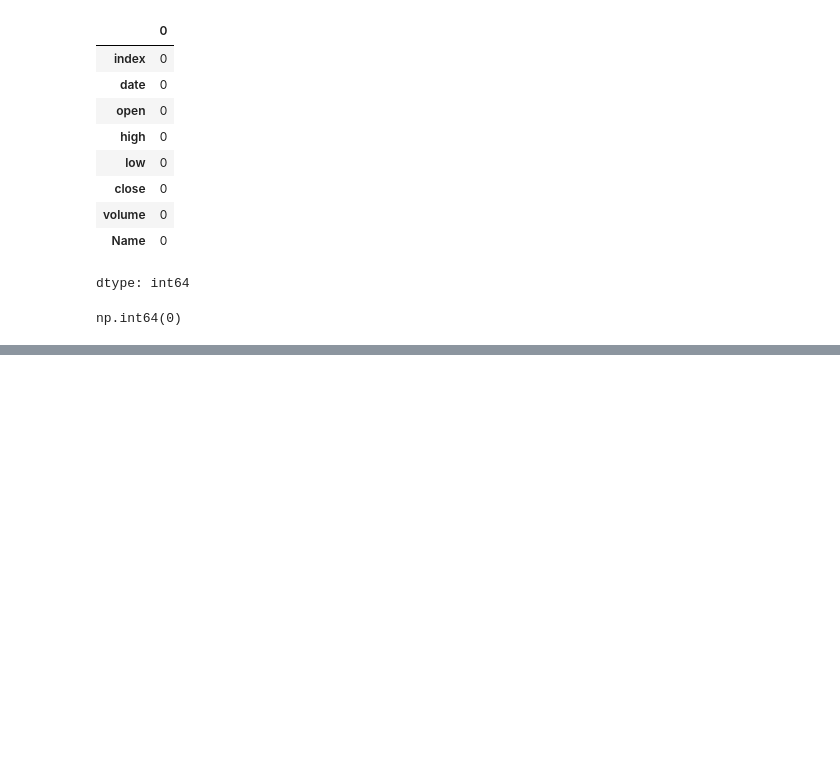
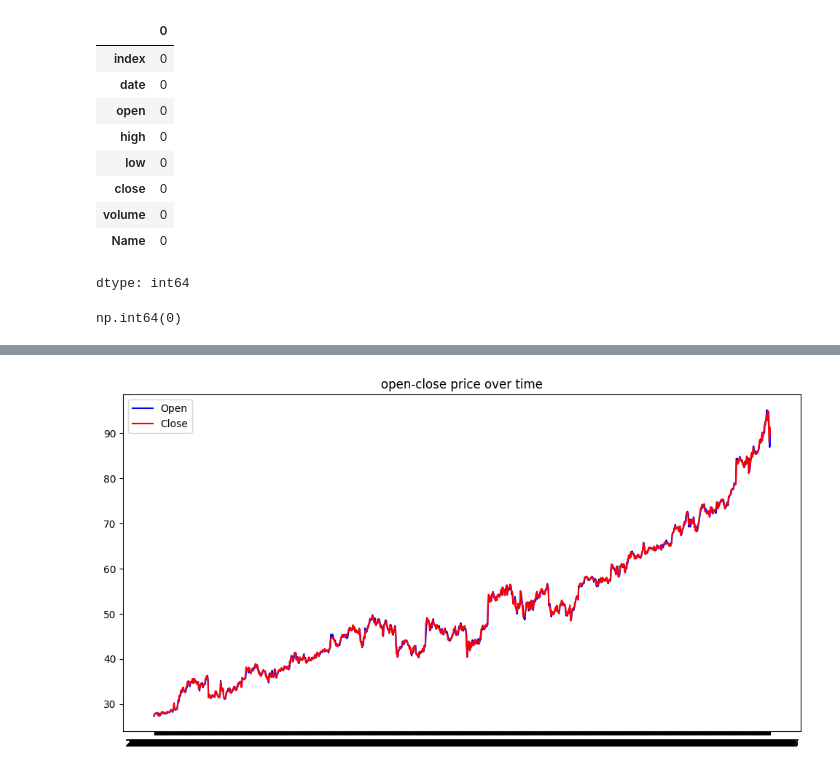
Before and after one commit to kamijoseph/Time-Series-Learning, a Jupyter notebook: lstm_forecast.ipynb, the cells around one changed output, grey strips where cells are left out. Cells and saved outputs as stored; diff of their text form; code cells hidden in the pictures; blank space fills up the shorter version.

```diff
--- a/lstm_forecast.ipynb
+++ b/lstm_forecast.ipynb
@@ -44,0 +76,9 @@ np.int64(0)
+# %%
+plt.figure(figsize=(12, 6))
+plt.plot(data["date"], data["open"], label="Open", color="blue")
+plt.plot(data["date"], data["close"], label="Close", color="red")
+plt.title("open-close price over time")
+plt.legend()
+plt.show()
+# %% [output]
+[figure, added]
```
Also changed, not shown: parts of 13 cells of this notebook.
